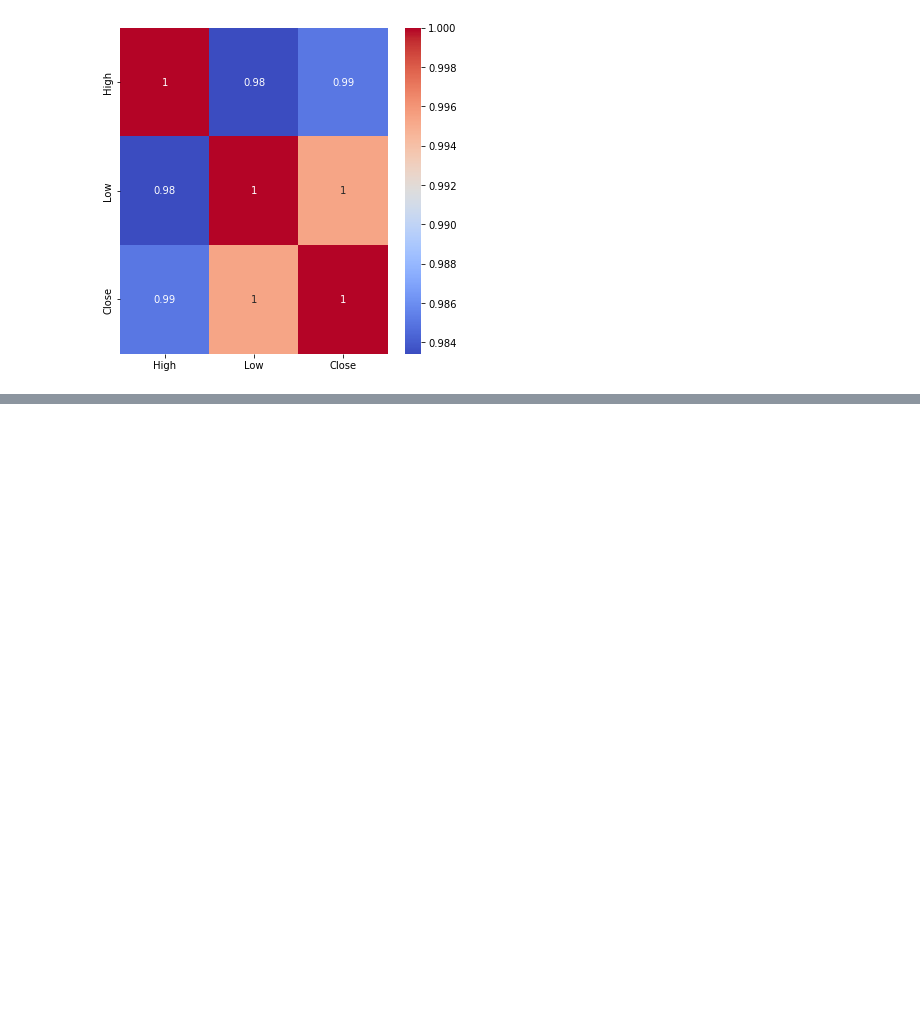
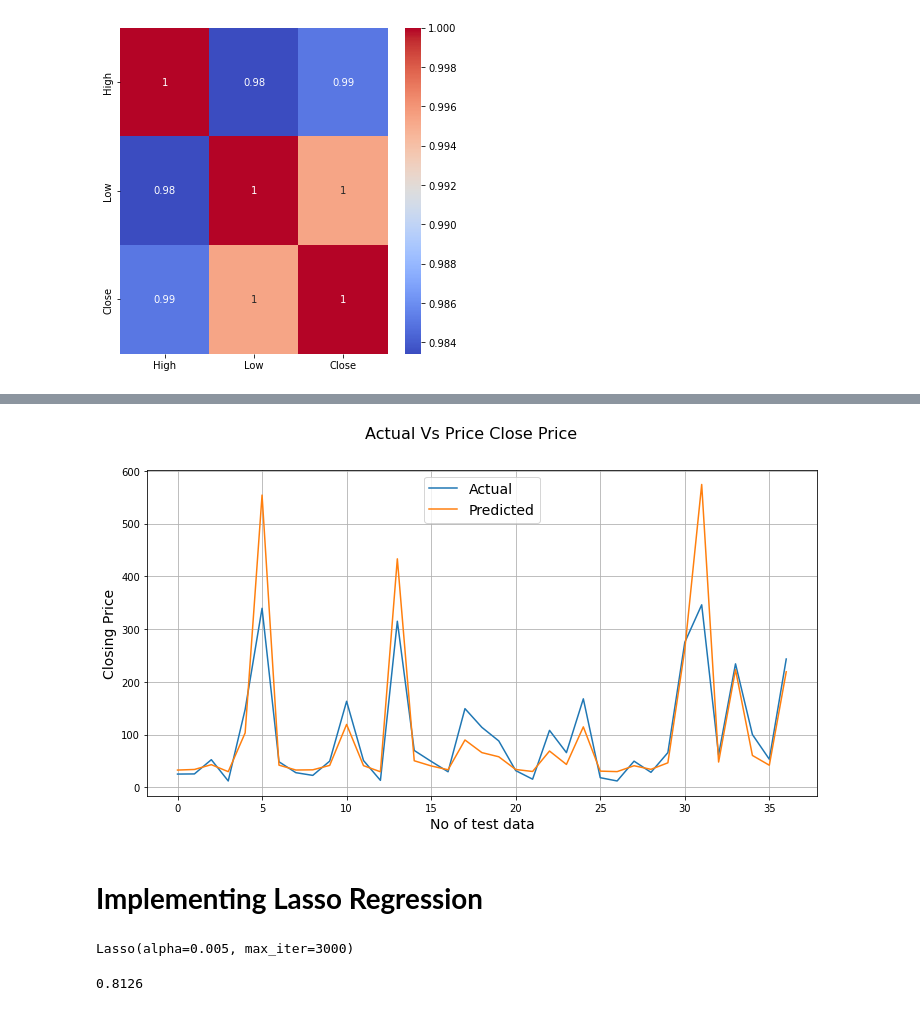
Before and after one commit to GauravBhakte/Yes-Bank-Stock-Closing-Price-Prediction, a Jupyter notebook: Capstone_Project_2.ipynb, the cells around one changed output, grey strips where cells are left out. Drawn from its saved outputs; the diff is of its cells as text; code cells hidden in the pictures; blank space fills up the shorter version.

```diff
--- a/Capstone_Project_2.ipynb
+++ b/Capstone_Project_2.ipynb
@@ -277,0 +427,24 @@ plt.show()
+# %%
+#Actual Price vs predicted price for Linear Regression Plot
+plt.figure(figsize=(12,6))
+plt.plot(10**(np.array(y_test)))
+plt.plot(10**(y_pred))
+plt.suptitle('Actual Vs Price Close Price',fontsize=16)
+plt.legend(['Actual','Predicted'],fontsize=14)
+plt.xlabel('No of test data',fontsize=14)
+plt.ylabel('Closing Price',fontsize=14)
+plt.grid()
+# %% [output]
+[figure, added]
+# %% [markdown]
+# **Implementing Lasso Regression**
+# %%
+from sklearn.linear_model import Lasso
+lasso=Lasso(alpha=0.005,max_iter=3000)
+lasso.fit(X_train,y_train)
+# %% [output]
+Lasso(alpha=0.005, max_iter=3000)
+# %%
+round(lasso.score(X_train,y_train),4)
+# %% [output]
+0.8126
```
Also changed, not shown: parts of 84 cells of this notebook.
